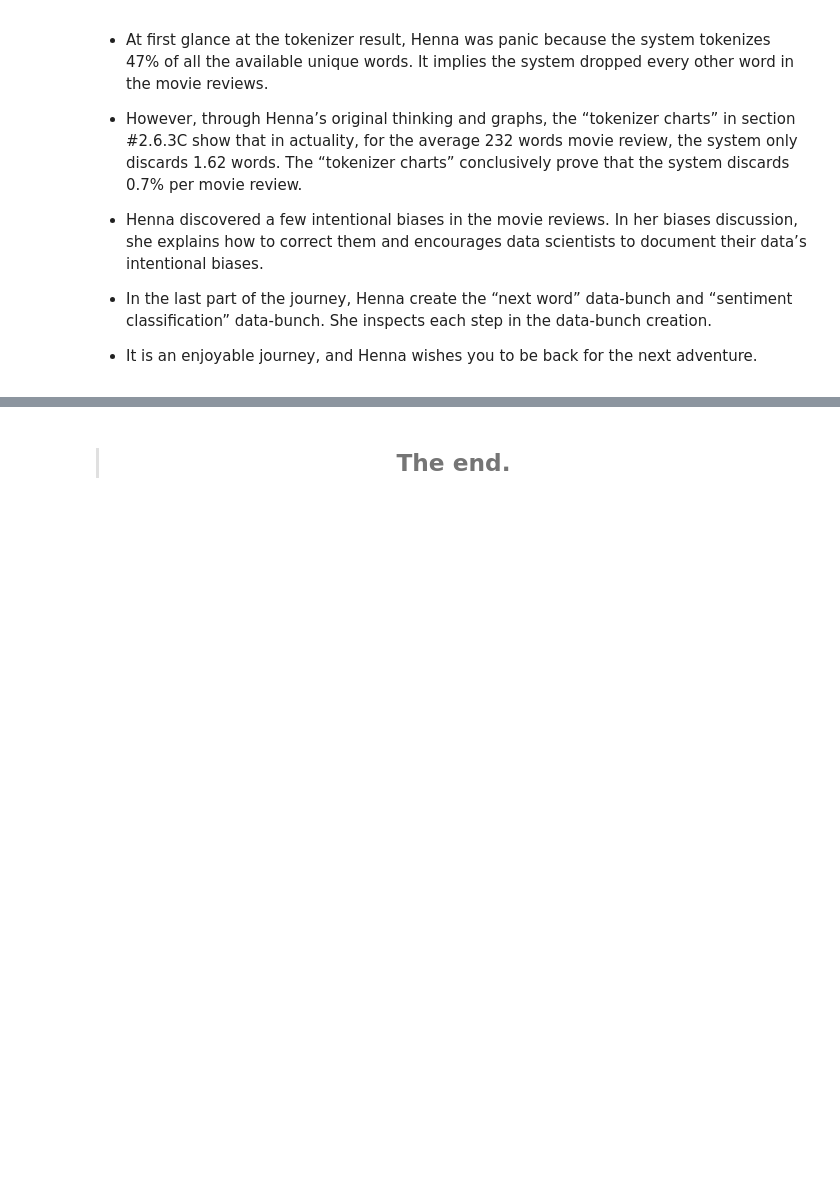
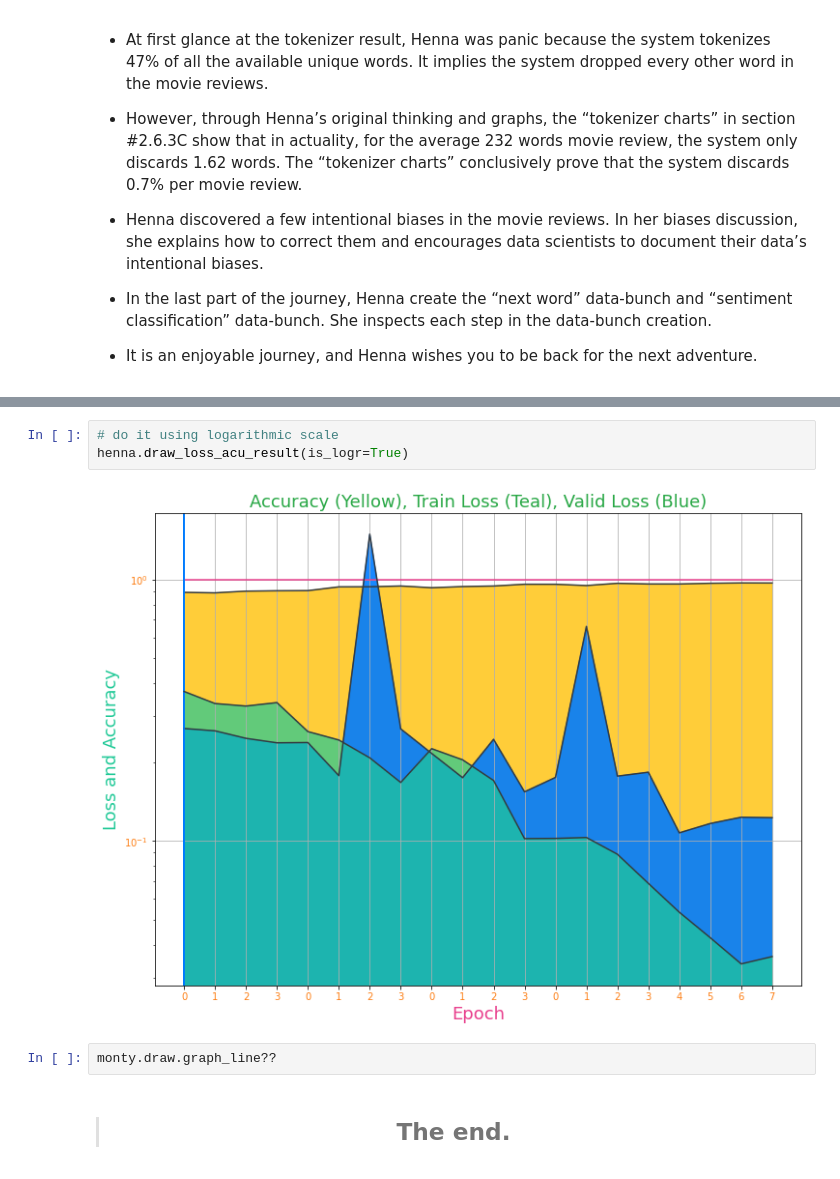
Before and after one commit to duchaba/demystify_nlp_data_tokenizer_d3tz, a Jupyter notebook: NLP_Data_Tokenizer_d3tz.ipynb, the cells around one changed output, grey strips where cells are left out. Saved outputs shown, nothing was run; the diff lists cells and outputs as text; blank space fills up the shorter version.

```diff
--- a/NLP_Data_Tokenizer_d3tz.ipynb
+++ b/NLP_Data_Tokenizer_d3tz.ipynb
@@ -1804,3 +1893,10 @@ xxmaj europe at this time . ) xxup poodle xxup schnitz ! !
+# %%
+# do it using logarithmic scale
+henna.draw_loss_acu_result(is_logr=True)
+# %% [output]
+[figure, added]
+# %%
+monty.draw.graph_line??
 # %% [markdown]
 ><h2><center>The end.</center></h2>
 # %% [markdown]
```
Also changed, not shown: parts of 9 cells of this notebook.
